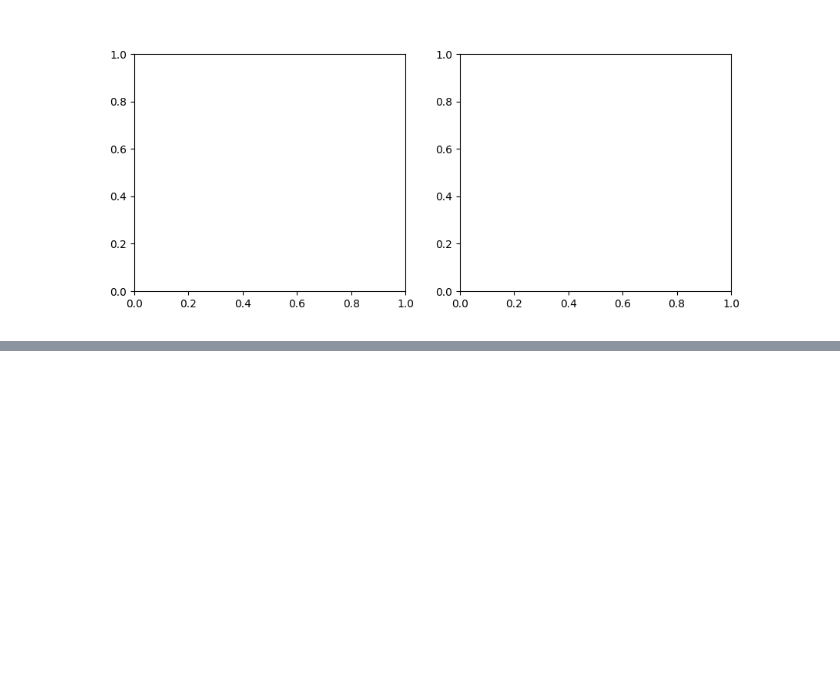
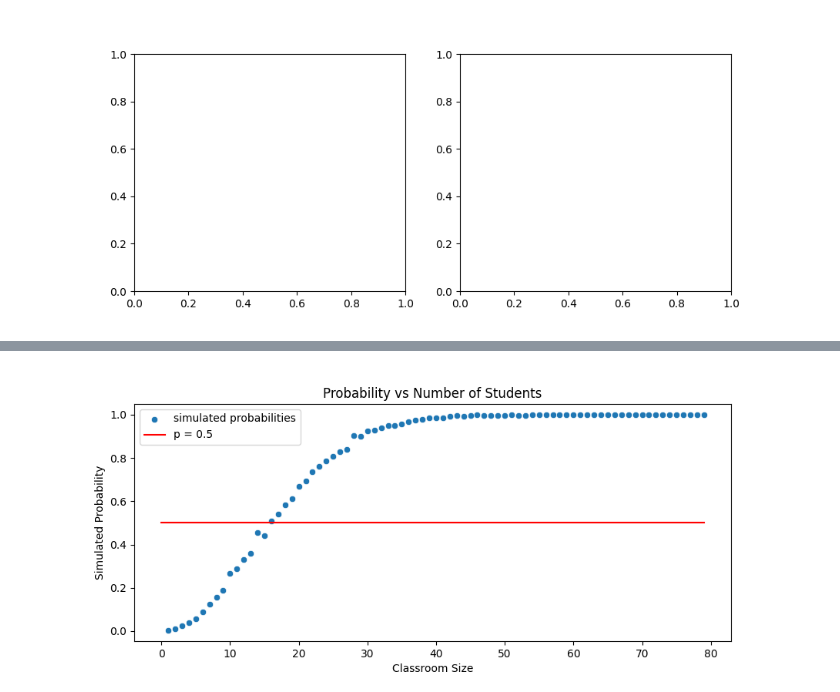
Before and after one commit to San-kalp/Maths-ML, a Jupyter notebook: Birthday problem /code.ipynb, the cells around one changed output, grey strips where cells are left out. Saved outputs shown, nothing was run; the diff lists cells and outputs as text; code cells hidden in the pictures; blank space fills up the shorter version.

```diff
--- a/Birthday problem /code.ipynb
+++ b/Birthday problem /code.ipynb
@@ -73,0 +103,14 @@ utils.plot_simulated_probs(simulated_probs_1, utils.big_classroom_sizes)
+# %%
+def problem_4(n_students):
+    gen_bdays_1 = np.random.randint(0,365,(n_students))
+    gen_bdays_2 = np.random.randint(0,365,(n_students))
+
+    return np.isin(gen_bdays_1,gen_bdays_2).any()
+# %%
+# Generate the simulated probability for every classroom
+simulated_probs_4 = [simulate(problem_4, n_students=n) for n in utils.small_classroom_sizes]
+
+# Create a scatterplot of simulated probabilities vs classroom size
+utils.plot_simulated_probs(simulated_probs_4, utils.small_classroom_sizes)
+# %% [output]
+[figure, added]
```
Also changed, not shown: parts of 11 cells of this notebook.
